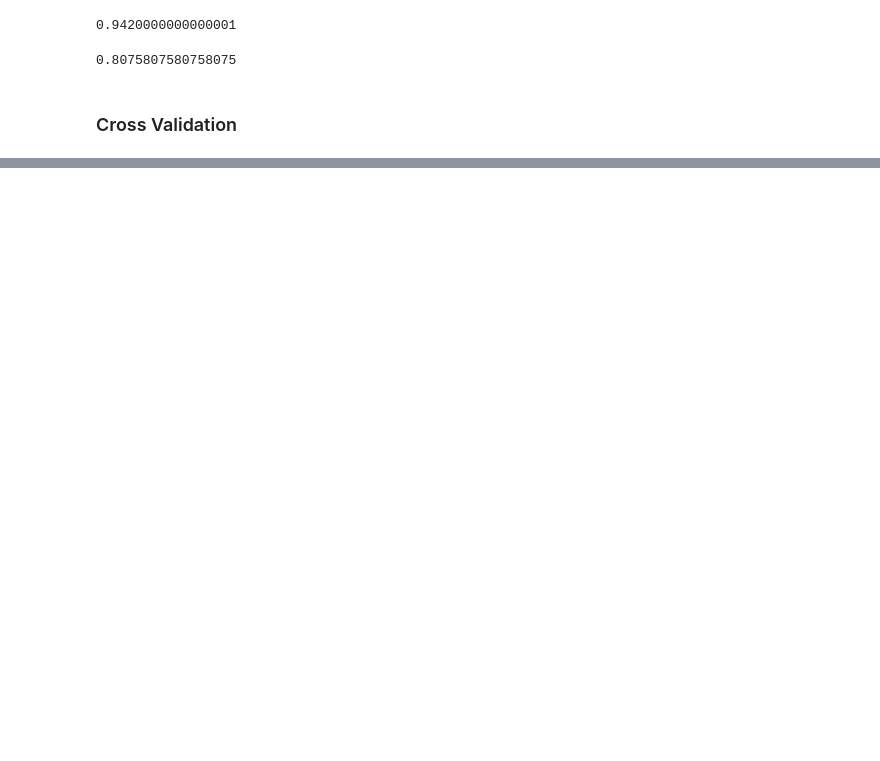
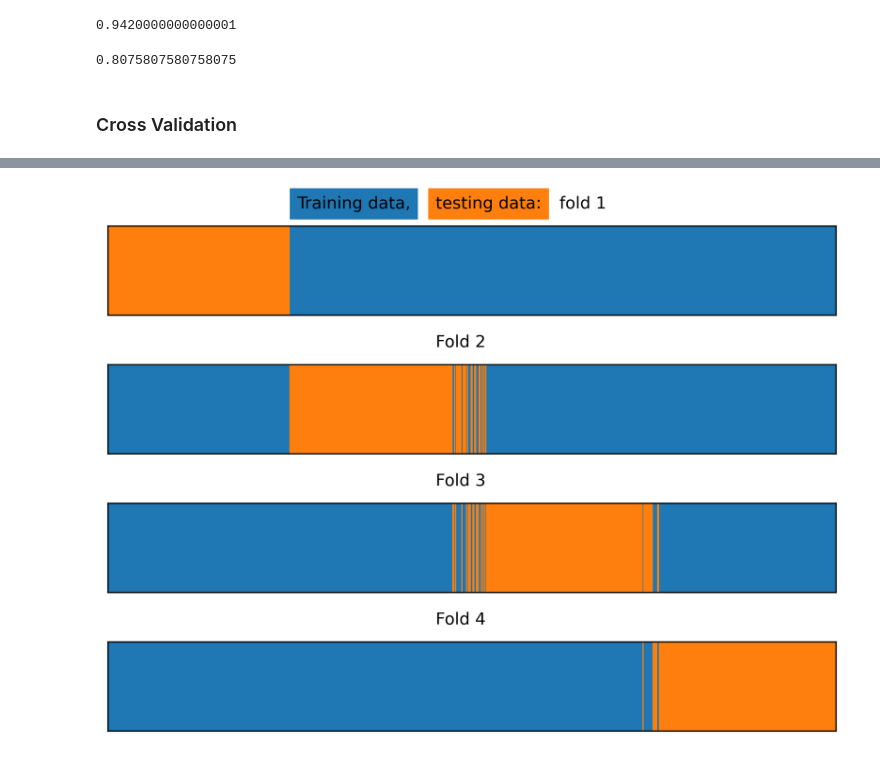
Before and after one commit to PaulEkung/Default-Credit-Card-Predictive-Model, a Jupyter notebook: main-5.ipynb, the cells around one changed output, grey strips where cells are left out. Drawn from its saved outputs; the diff is of its cells as text; code cells hidden in the pictures; blank space fills up the shorter version.

```diff
--- a/main-5.ipynb
+++ b/main-5.ipynb
@@ -150,0 +239,5 @@ for train_index, test_index in k_folds.split(X_syn_train, y_syn_train):
+# %%
+k_folds = StratifiedKFold(n_splits = n_folds, shuffle = False)
+plot_kfolds(k_folds)
+# %% [output]
+[figure, added]
```
Also changed, not shown: parts of 65 cells of this notebook, 1 other file.
